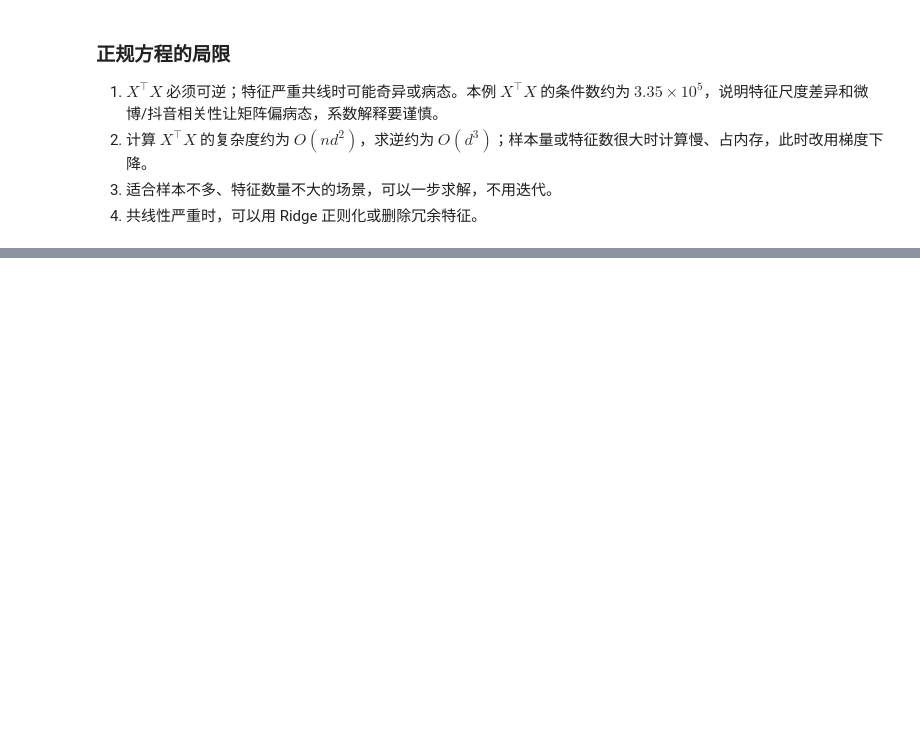
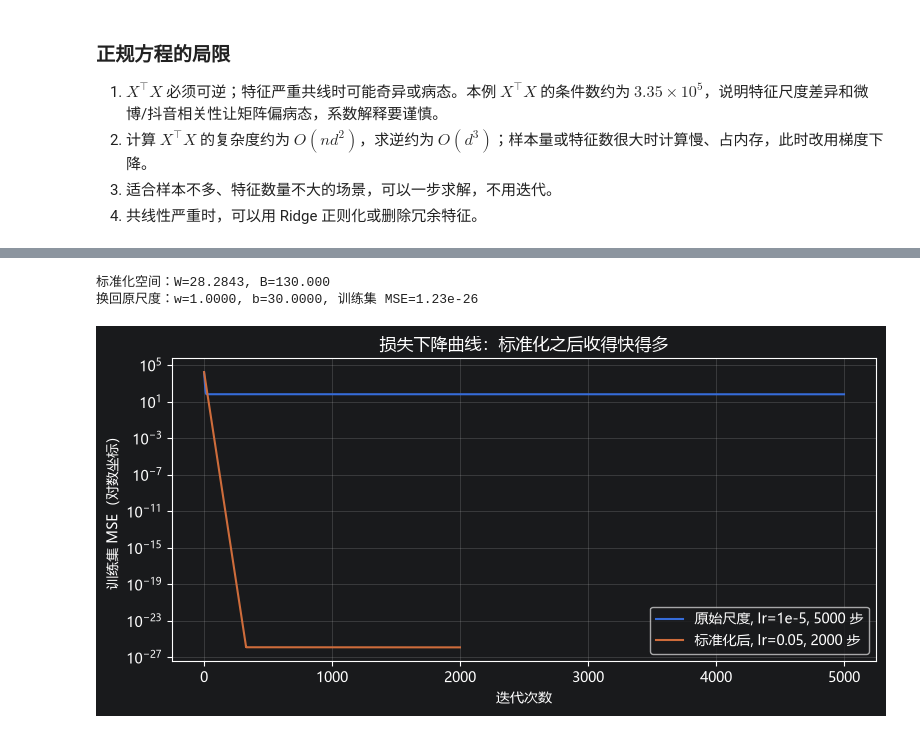
Before and after one commit to GIT-YOYOYO/Machine-Learning, a Jupyter notebook: notebooks/线性回归笔记.ipynb, the cells around one changed output, grey strips where cells are left out. Saved outputs shown, nothing was run; the diff lists cells and outputs as text; code cells hidden in the pictures; blank space fills up the shorter version.

```diff
--- a/notebooks/线性回归笔记.ipynb
+++ b/notebooks/线性回归笔记.ipynb
@@ -610,0 +718,40 @@ print("训练集 MSE（不补 1）:", round(mse(y_train_m_np, X_train_m_np @ the
+# %%
+# 只对特征做 Z-score 标准化：z = (x - μ) / σ
+mu, sigma = area.mean(), area.std()
+z = (area - mu) / sigma
+
+W, B = 0.0, 0.0
+lr = 0.05
+epochs = 2000
+
+loss_std = []
+for i in range(epochs):
+    y_hat = W * z + B
+    dW = (2 / n) * np.sum((y_hat - price) * z)
+    dB = (2 / n) * np.sum(y_hat - price)
+    W -= lr * dW
+    B -= lr * dB
+    loss_std.append(np.mean((y_hat - price) ** 2))
+
+# W、B 是"标准化空间"里的参数，换回原尺度才能读成"每平方米多少钱"
+w_fit = W / sigma
+b_fit = B - W * mu / sigma
+
+print(f"标准化空间：W={W:.4f}, B={B:.3f}")
+print(f"换回原尺度：w={w_fit:.4f}, b={b_fit:.4f}, 训练集 MSE={loss_std[-1]:.2e}")
+
+fig, ax = plt.subplots(figsize=(8, 4))
+ax.plot(loss_raw, label="原始尺度, lr=1e-5, 5000 步")
+ax.plot(loss_std, label="标准化后, lr=0.05, 2000 步")
+ax.set_yscale("log")
+ax.set_xlabel("迭代次数")
+ax.set_ylabel("训练集 MSE（对数坐标）")
+ax.set_title("损失下降曲线：标准化之后收得快得多")
+ax.legend()
+ax.grid(alpha=0.3)
+plt.tight_layout()
+plt.show()
+# %% [output]
+标准化空间：W=28.2843, B=130.000
+换回原尺度：w=1.0000, b=30.0000, 训练集 MSE=1.23e-26
+[figure, added]
```
Also changed, not shown: parts of 20 cells of this notebook.
